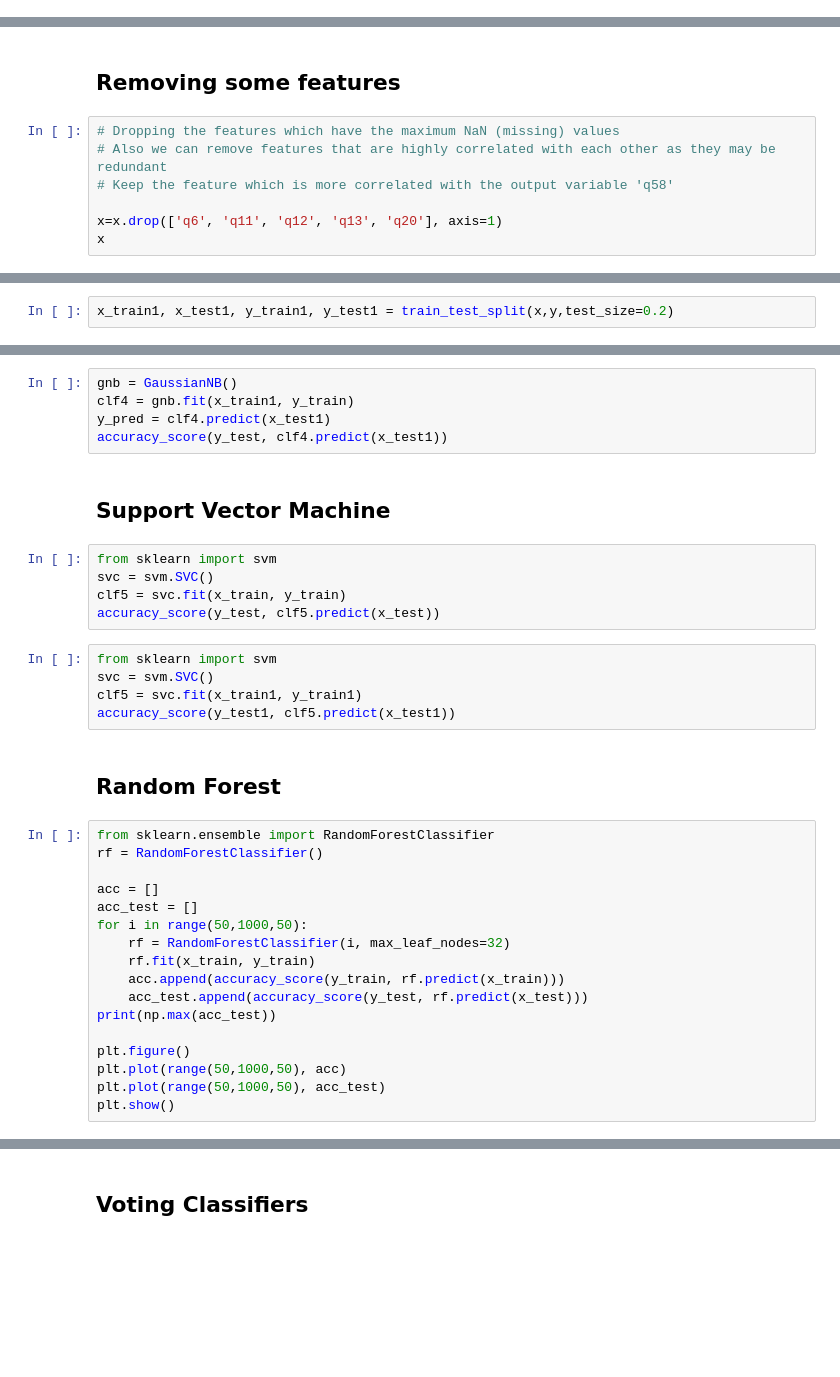
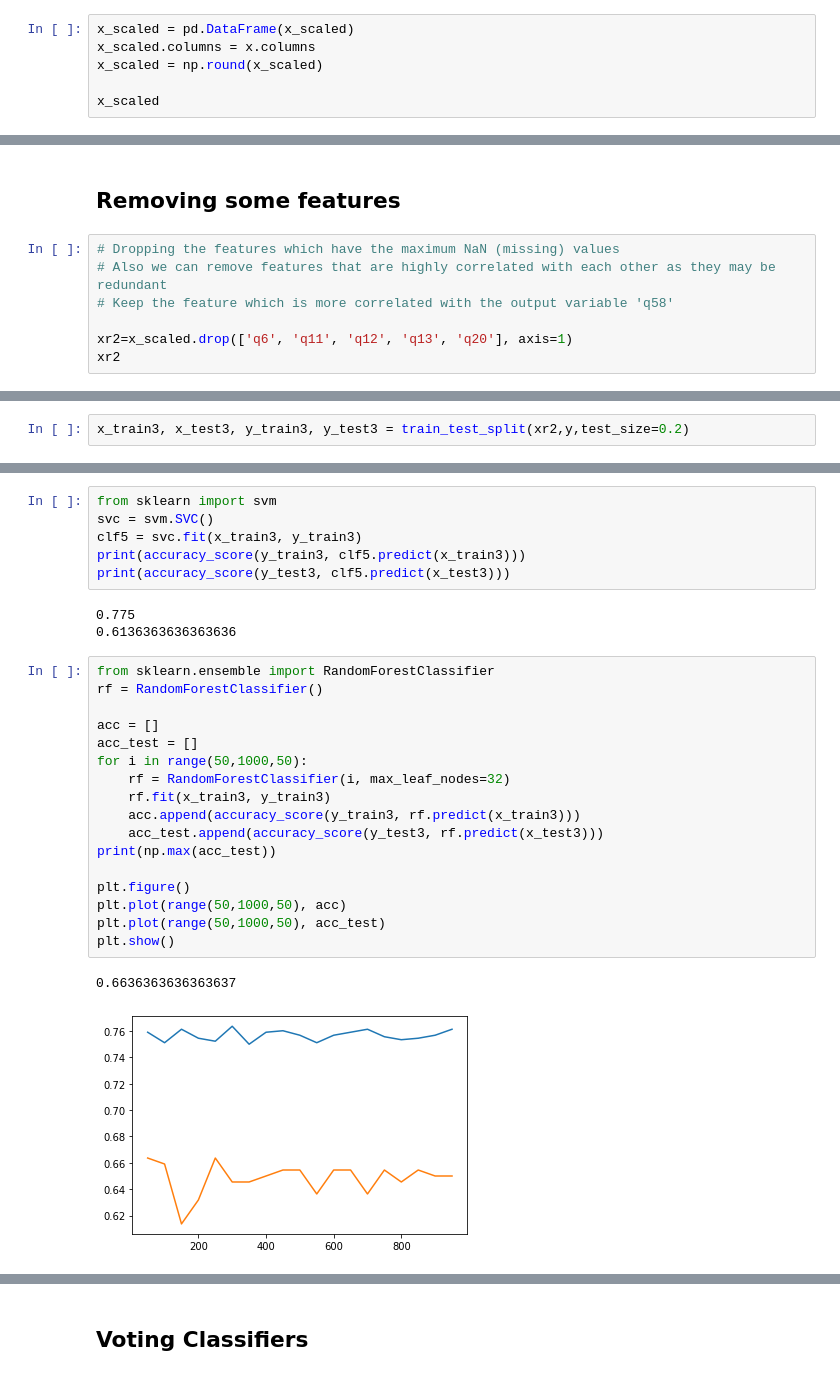
Before and after one commit to vishaal-ranjan/People-Analytics-Hackathon, a Jupyter notebook: people_analytics_data_analysis.ipynb, the cells around one changed output, grey strips where cells are left out. Cells and saved outputs as stored; diff of their text form; blank space fills up the shorter version.

```diff
--- a/people_analytics_data_analysis.ipynb
+++ b/people_analytics_data_analysis.ipynb
@@ -235,0 +496,6 @@ grid_search.best_params_
+# %%
+x_scaled = pd.DataFrame(x_scaled)
+x_scaled.columns = x.columns
+x_scaled = np.round(x_scaled)
+
+x_scaled
@@ -240,5 +601,5 @@ grid_search.best_params_
 # Also we can remove features that are highly correlated with each other as they may be redundant
 # Keep the feature which is more correlated with the output variable 'q58'
 
-x=x.drop(['q6', 'q11', 'q12', 'q13', 'q20'], axis=1)
-x
+xr2=x_scaled.drop(['q6', 'q11', 'q12', 'q13', 'q20'], axis=1)
+xr2
@@ -245,2 +620,2 @@ x
 # %%
-x_train1, x_test1, y_train1, y_test1 = train_test_split(x,y,test_size=0.2)
+x_train3, x_test3, y_train3, y_test3 = train_test_split(xr2,y,test_size=0.2)
@@ -303,36 +670,29 @@ accuracy_score(y_test, clf3.predict(x_test1))
-# %%
-gnb = GaussianNB()
-clf4 = gnb.fit(x_train1, y_train)
-y_pred = clf4.predict(x_test1)
-accuracy_score(y_test, clf4.predict(x_test1))
-# %% [markdown]
-## Support Vector Machine
 # %%
 from sklearn import svm
 svc = svm.SVC()
-clf5 = svc.fit(x_train, y_train)
-accuracy_score(y_test, clf5.predict(x_test))
+clf5 = svc.fit(x_train3, y_train3)
+print(accuracy_score(y_train3, clf5.predict(x_train3)))
+print(accuracy_score(y_test3, clf5.predict(x_test3)))
+# %% [output]
+0.775
+0.6136363636363636
-# %%
-from sklearn import svm
-svc = svm.SVC()
-clf5 = svc.fit(x_train1, y_train1)
-accuracy_score(y_test1, clf5.predict(x_test1))
-# %% [markdown]
-## Random Forest
 # %%
 from sklearn.ensemble import RandomForestClassifier
 rf = RandomForestClassifier()
 
 acc = []
 acc_test = []
 for i in range(50,1000,50):
     rf = RandomForestClassifier(i, max_leaf_nodes=32)
-    rf.fit(x_train, y_train)
-    acc.append(accuracy_score(y_train, rf.predict(x_train)))
-    acc_test.append(accuracy_score(y_test, rf.predict(x_test)))
+    rf.fit(x_train3, y_train3)
+    acc.append(accuracy_score(y_train3, rf.predict(x_train3)))
+    acc_test.append(accuracy_score(y_test3, rf.predict(x_test3)))
 print(np.max(acc_test))
 
 plt.figure()
 plt.plot(range(50,1000,50), acc)
 plt.plot(range(50,1000,50), acc_test)
 plt.show()
+# %% [output]
+0.6636363636363637
+[figure, added]
```
Also changed, not shown: parts of 89 cells of this notebook.
